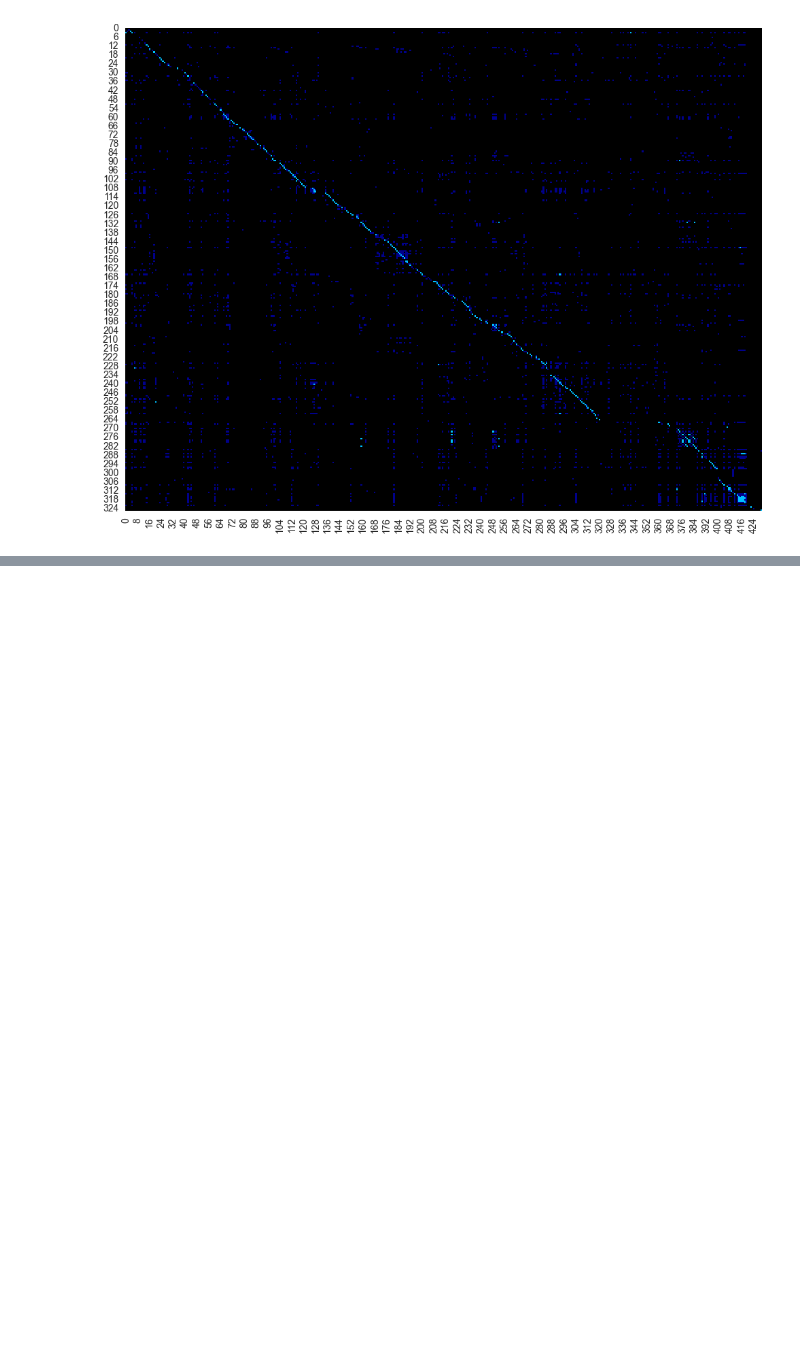
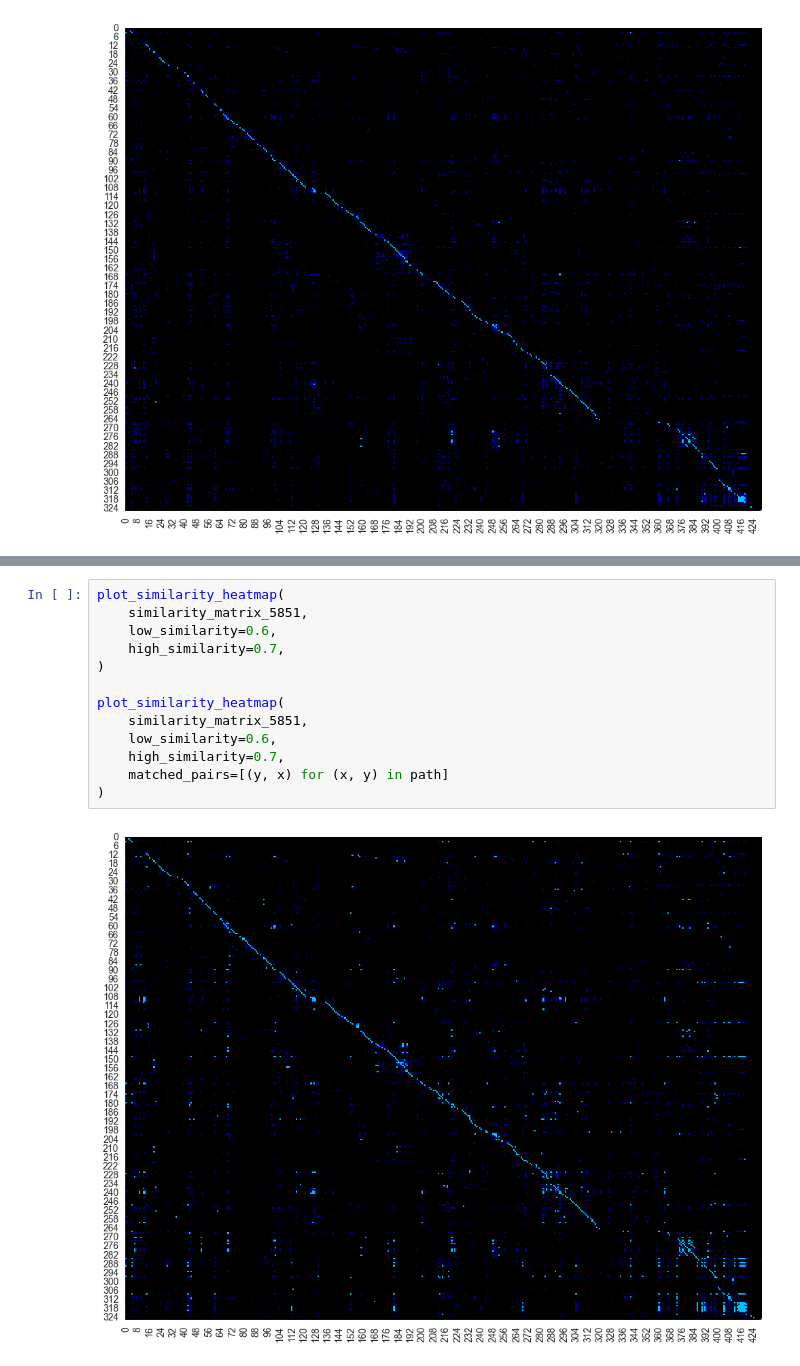
Before and after one commit to KevinCarr42/AI-Translation, a Jupyter notebook: fr_eng_cleaning_chunking.ipynb, the cells around one changed output, grey strips where cells are left out. Saved outputs shown, nothing was run; the diff lists cells and outputs as text; blank space fills up the shorter version.

```diff
--- a/fr_eng_cleaning_chunking.ipynb
+++ b/fr_eng_cleaning_chunking.ipynb
@@ -824,0 +813,15 @@ plot_similarity_heatmap(
+# %%
+plot_similarity_heatmap(
+    similarity_matrix_5851,
+    low_similarity=0.6,
+    high_similarity=0.7,
+)
+
+plot_similarity_heatmap(
+    similarity_matrix_5851,
+    low_similarity=0.6,
+    high_similarity=0.7,
+    matched_pairs=[(y, x) for (x, y) in path]
+)
+# %% [output]
+[figure, added]
```
Also changed, not shown: parts of 16 cells of this notebook.
